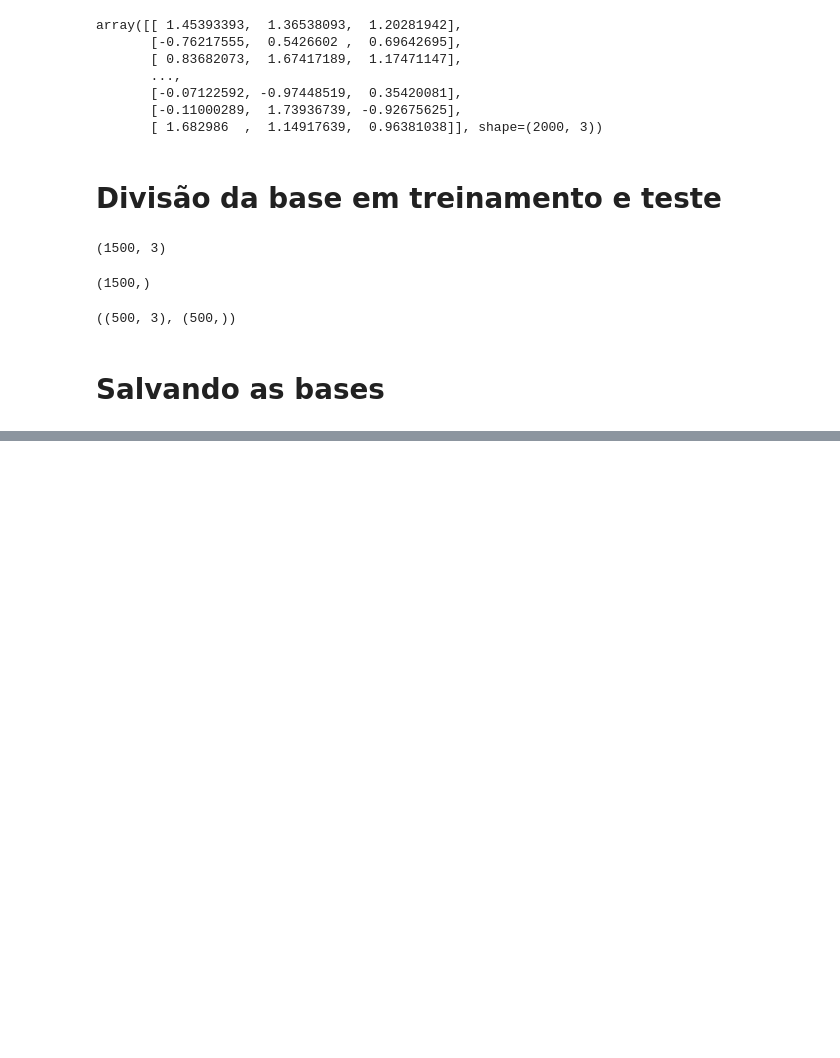
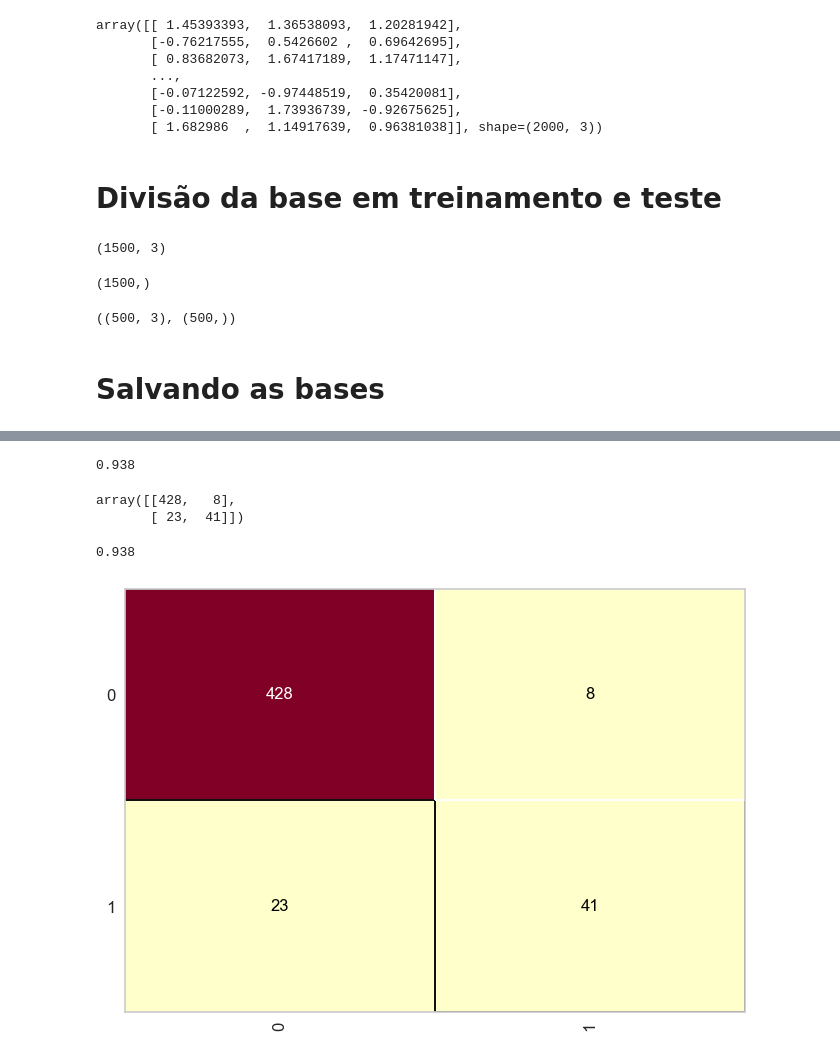
Before and after one commit to YtalloPereira/cursoml-datascience-praticas, a Jupyter notebook: notebooks/lab_base_credit.ipynb, the cells around one changed output, grey strips where cells are left out. Cells and saved outputs as stored; diff of their text form; code cells hidden in the pictures; blank space fills up the shorter version.

Commit message:
:sparkles: feat: Aplicando algoritmo naive bayes na base credit

```diff
--- a/notebooks/lab_base_credit.ipynb
+++ b/notebooks/lab_base_credit.ipynb
@@ -402,0 +406,8 @@ with open('../datasets/processed/credit.pkl', mode='wb') as f:
+# %%
+# Carregando dados processados
+with open('../datasets/processed/credit.pkl', 'rb') as f:
+    X_credit_treinamento, Y_credit_treinamento, X_credit_teste, Y_credit_teste = pickle.load(f)
+# %%
+# crianto algoritmo e aplicando treinamento para geração da tabela de probabilidade
+naive_credit_data = GaussianNB()
+naive_credit_data.fit(X_credit_treinamento, Y_credit_treinamento)
@@ -402,0 +463,11 @@ with open('../datasets/processed/credit.pkl', mode='wb') as f:
+# %%
+# calculando precisão
+accuracy_score(Y_credit_teste, previsoes)
+# %% [output]
+0.938
+# %%
+# Gerando matriz de confusão, linha 0 clientes que pagam, linha 1 clientes que não pagam
+confusion_matrix(Y_credit_teste, previsoes)
+# %% [output]
+array([[428,   8],
+       [ 23,  41]])
@@ -402,0 +477,8 @@ with open('../datasets/processed/credit.pkl', mode='wb') as f:
+# %%
+# para ler uma matrix de confusão verificamos a intersecções entre os valores
+cm = ConfusionMatrix(naive_credit_data)
+cm.fit(X_credit_treinamento, Y_credit_treinamento)
+cm.score(X_credit_teste, Y_credit_teste)
+# %% [output]
+0.938
+[figure, added]
```
Also changed, not shown: parts of 9 cells of this notebook.
